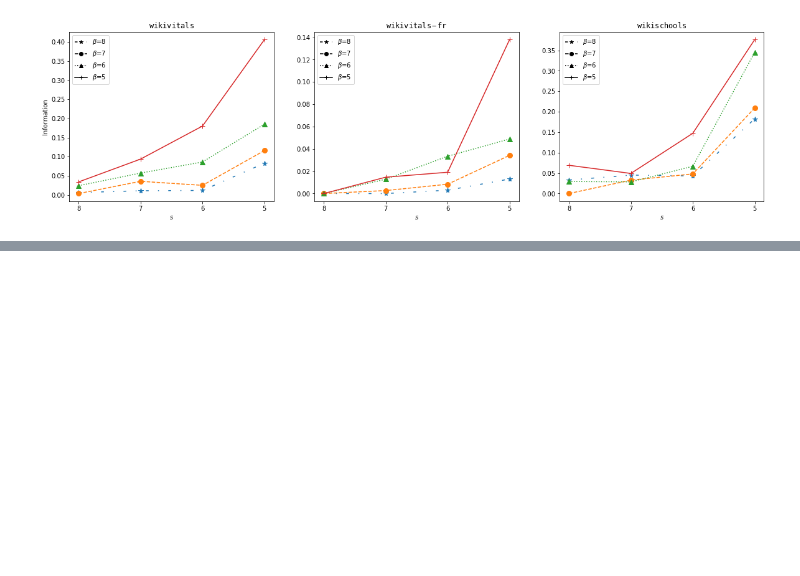
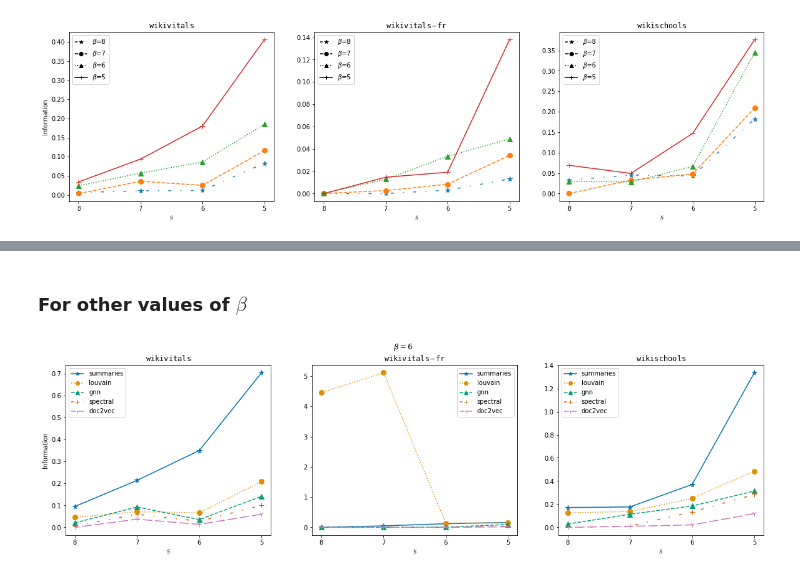
Before and after one commit to Co-MEG/CoMEG, a Jupyter notebook: notebooks/pattern_analysis_2.ipynb, the cells around one changed output, grey strips where cells are left out. Saved outputs shown, nothing was run; the diff lists cells and outputs as text; code cells hidden in the pictures; blank space fills up the shorter version.

```diff
--- a/notebooks/pattern_analysis_2.ipynb
+++ b/notebooks/pattern_analysis_2.ipynb
@@ -336,0 +434,6 @@ for i, d in enumerate(datasets):
+# %% [markdown]
+### For other values of $\beta$
+# %%
+display_inf_plot(info_eval, beta=6)
+# %% [output]
+[figure, added]
```
Also changed, not shown: parts of 16 cells of this notebook.
